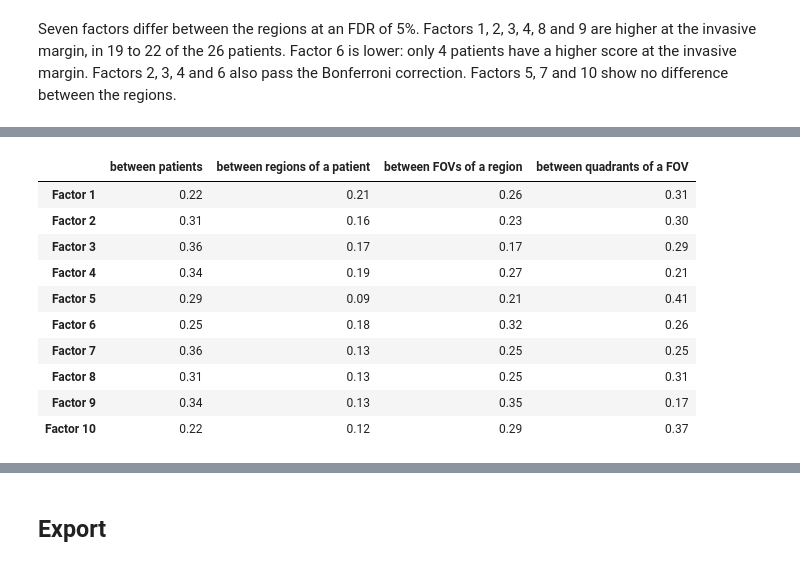
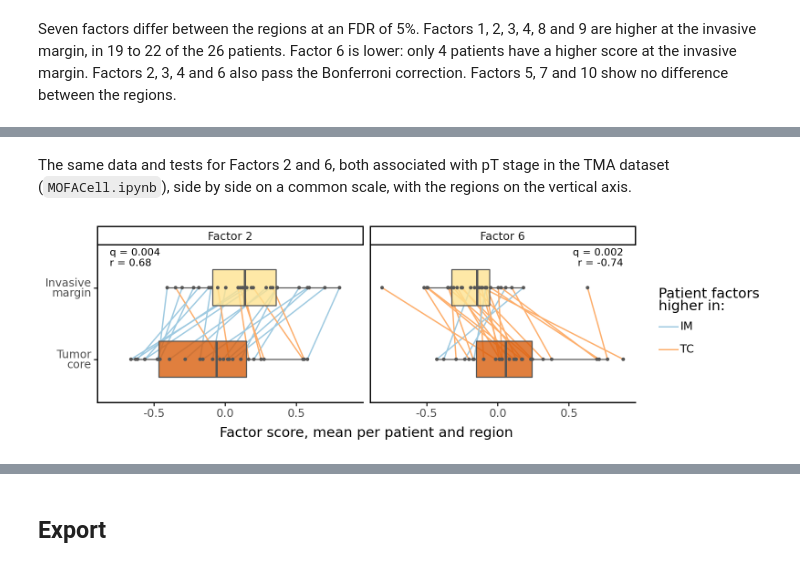
Before and after one commit to HartmannLab/MIBI-Analysis_Hamburg_CRC_TMA_2024, a Jupyter notebook: notebooks/sampling/FactorActivity.ipynb, the cells around one changed output, grey strips where cells are left out. Cells and saved outputs as stored; diff of their text form; code cells hidden in the pictures.

```diff
--- a/notebooks/sampling/FactorActivity.ipynb
+++ b/notebooks/sampling/FactorActivity.ipynb
@@ -366,28 +400,34 @@ Quadrants are nested in FOVs, FOVs in regions and regions in patients. For each
-# %%
-def nested_shares(scores):
-    """Share of the sum of squares between patients, between regions of a patient, between FOVs of a region, and between quadrants of a FOV"""
-    df = scores.to_frame("score").join(quadrants)
-    means = {level: df.groupby(keys)["score"].transform("mean")
-             for level, keys in [("patient", ["patient"]), ("region", ["patient", "region"]), ("fov", ["fov"])]}
-    total = ((df["score"] - df["score"].mean()) ** 2).sum()
-    return pd.Series({
-        "between patients": ((means["patient"] - df["score"].mean()) ** 2).sum() / total,
-        "between regions of a patient": ((means["region"] - means["patient"]) ** 2).sum() / total,
-        "between FOVs of a region": ((means["fov"] - means["region"]) ** 2).sum() / total,
-        "between quadrants of a FOV": ((df["score"] - means["fov"]) ** 2).sum() / total,
-    })
-
-variance_shares = pd.DataFrame({f: nested_shares(new_scores[f]) for f in factor_order}).T
-variance_shares.round(2)
-# %% [output]
-|  | between patients | between regions of a patient | between FOVs of a region | between quadrants of a FOV |
-| Factor 1 | 0.22 | 0.21 | 0.26 | 0.31 |
-| Factor 2 | 0.31 | 0.16 | 0.23 | 0.30 |
-| Factor 3 | 0.36 | 0.17 | 0.17 | 0.29 |
-| Factor 4 | 0.34 | 0.19 | 0.27 | 0.21 |
-| Factor 5 | 0.29 | 0.09 | 0.21 | 0.41 |
-| Factor 6 | 0.25 | 0.18 | 0.32 | 0.26 |
-| Factor 7 | 0.36 | 0.13 | 0.25 | 0.25 |
-| Factor 8 | 0.31 | 0.13 | 0.25 | 0.31 |
-| Factor 9 | 0.34 | 0.13 | 0.35 | 0.17 |
-| Factor 10 | 0.22 | 0.12 | 0.29 | 0.37 |
+# %% [markdown]
+The same data and tests for Factors 2 and 6, both associated with pT stage in the TMA dataset (`MOFACell.ipynb`), side by side on a common scale, with the regions on the vertical axis.
+# %%
+pair_factors = ["Factor 2", "Factor 6"]
+pair_df = plot_df[plot_df["factor"].isin(pair_factors)].copy()
+pair_df["factor"] = pair_df["factor"].cat.remove_unused_categories()
+# Text at the invasive margin, at the top after the flip, on the side left empty by the shift: on the left
+# when scores are higher at the invasive margin, on the right when lower. The scale is common to both panels.
+pair_text = region_text[region_text["factor"].isin(pair_factors)].copy()
+pair_text["factor"] = pair_text["factor"].cat.remove_unused_categories()
+pair_text["score"] = np.where(pair_text["higher_at_margin"], pair_df["score"].min(), pair_df["score"].max())
+
+gp = (
+    ggplot(pair_df, aes(x="region", y="score"))
+    + geom_line(aes(group="patient", color="direction"), size=0.6)
+    + geom_boxplot(aes(fill="region"), outlier_shape="", width=0.5, color="#555555", alpha=0.8)
+    + geom_point(color="#555555", size=0.6)
+    + geom_text(aes(label="label"), data=pair_text[pair_text["higher_at_margin"]],
+                ha="left", va="top", nudge_x=0.55, size=8)
+    + geom_text(aes(label="label"), data=pair_text[~pair_text["higher_at_margin"]],
+                ha="right", va="top", nudge_x=0.55, size=8)
+    + facet_wrap("~factor", ncol=2)
+    + coord_flip()
+    + scale_fill_manual(values=region_colors)
+    + scale_color_manual(values=direction_colors)
+    + guides(fill="none")
+    + theme_classic()
+    + theme(figure_size=(8, 2.5), legend_position="right")
+    + labs(x="", y="Factor score, mean per patient and region", color="Patient factors\nhigher in:")
+)
+ggsave(gp, figure_dir + "factor_scores_tc_vs_im_factors_2_6.pdf", width=7.5, height=2, verbose=False)
+gp
+# %% [output]
+[figure, added]
```
Also changed, not shown: parts of 19 cells of this notebook.
